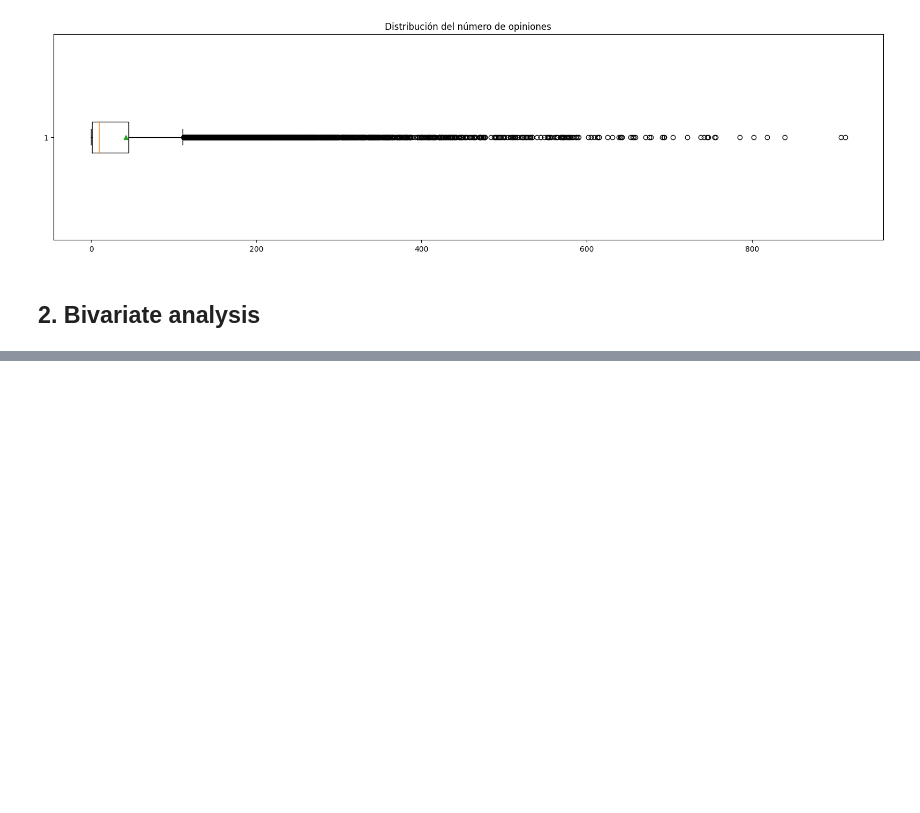
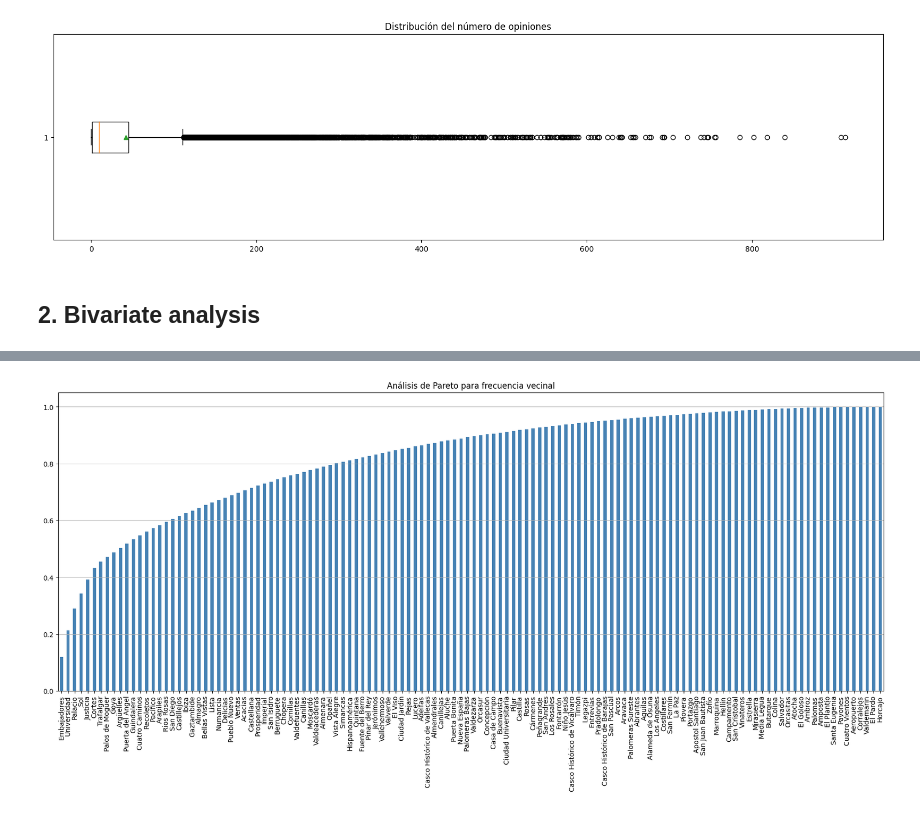
Before and after one commit to Jucavilav/Ciencia-de-datos, a Jupyter notebook: JuanCarlosAvila.ipynb, the cells around one changed output, grey strips where cells are left out. Drawn from its saved outputs; the diff is of its cells as text; code cells hidden in the pictures; blank space fills up the shorter version.

```diff
--- a/JuanCarlosAvila.ipynb
+++ b/JuanCarlosAvila.ipynb
@@ -174,0 +206,4 @@ plt.show()
+# %%
+# Barrios con más listados (análisis de Pareto)
+neighbourhood_frec_cumsum = listings_df["neighbourhood_cleansed"].value_counts(normalize=True).cumsum()
+print(neighbourhood_frec_cumsum)
@@ -174,0 +223,9 @@ plt.show()
+# %%
+# Análisis de Pareto para la frecuencia de los barrio.
+plt.figure(figsize=(22, 8))
+neighbourhood_frec_cumsum.plot(kind="bar", color="steelblue")
+plt.title("Análisis de Pareto para frecuencia vecinal")
+plt.grid(axis="y")
+plt.show()
+# %% [output]
+[figure, added]
```
Also changed, not shown: parts of 6 cells of this notebook.
